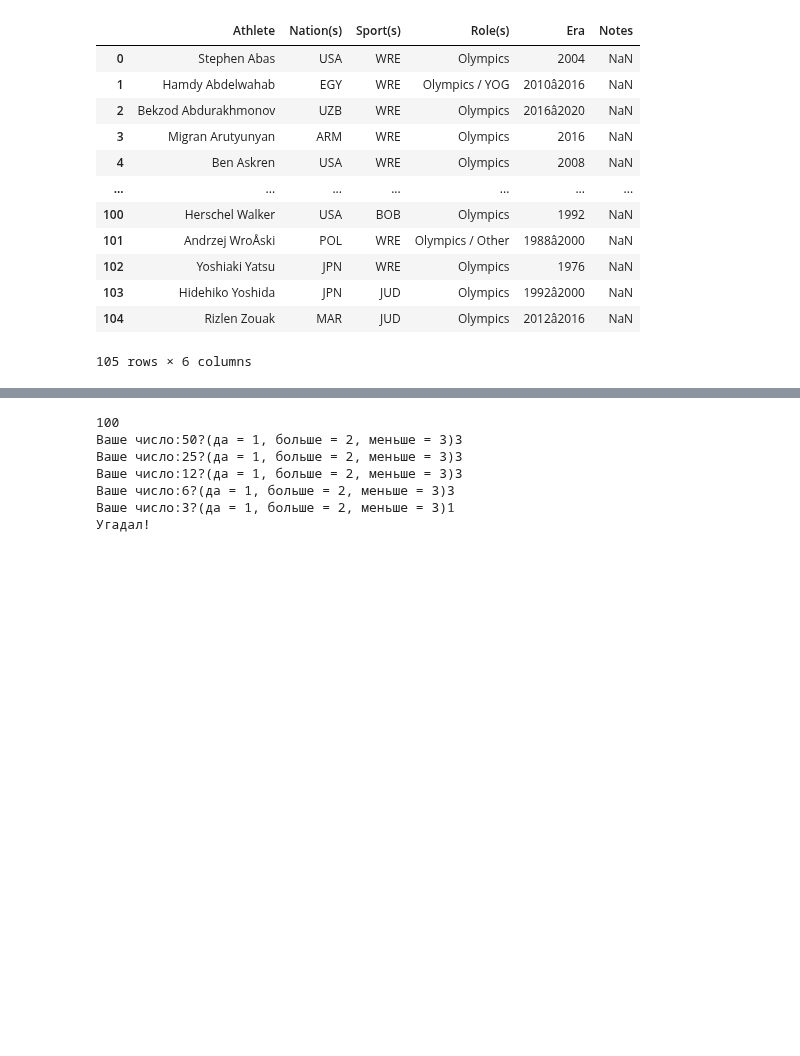
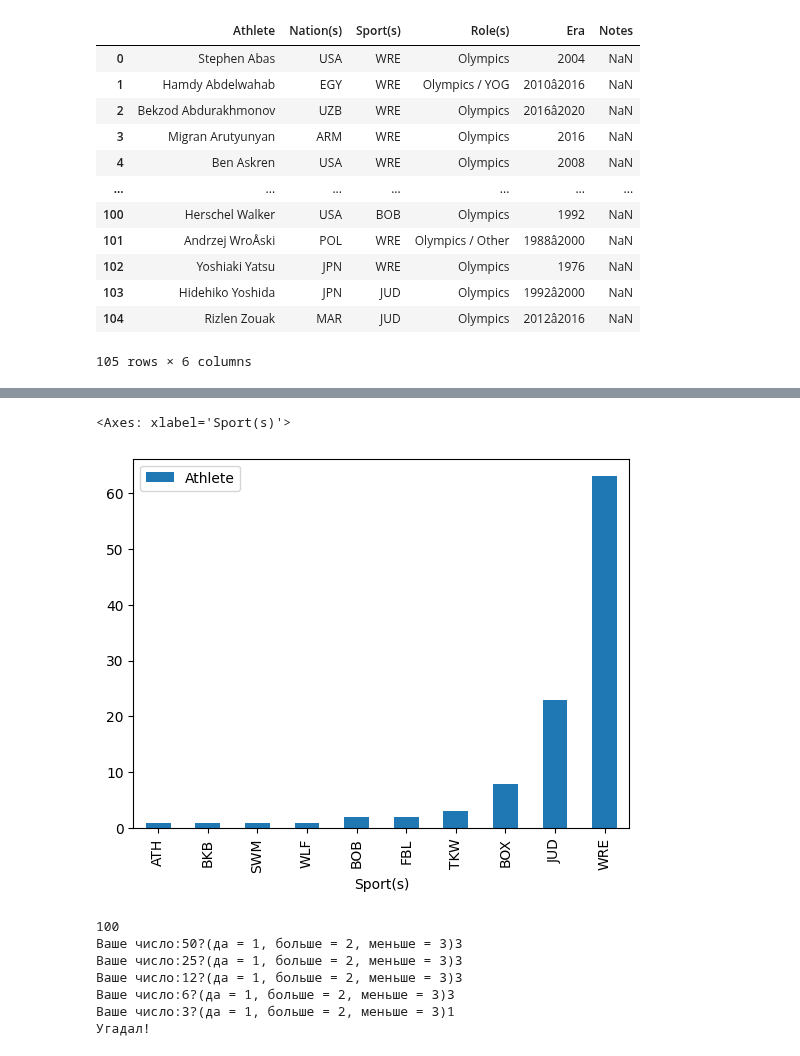
Before and after one commit to vn322/Cod_future, a Jupyter notebook: AI_Games.ipynb, the cells around one changed output, grey strips where cells are left out. Drawn from its saved outputs; the diff is of its cells as text; code cells hidden in the pictures; blank space fills up the shorter version.

```diff
--- a/AI_Games.ipynb
+++ b/AI_Games.ipynb
@@ -193,3 +195,8 @@ mma.groupby('Sport(s)').agg('count')
+# %%
+m.plot(kind='bar')
+# %% [output]
+<Axes: xlabel='Sport(s)'>
+[figure, added]
 # %%
 left = 1
 right = int(input())
```
Also changed, not shown: parts of 1 cell of this notebook.
